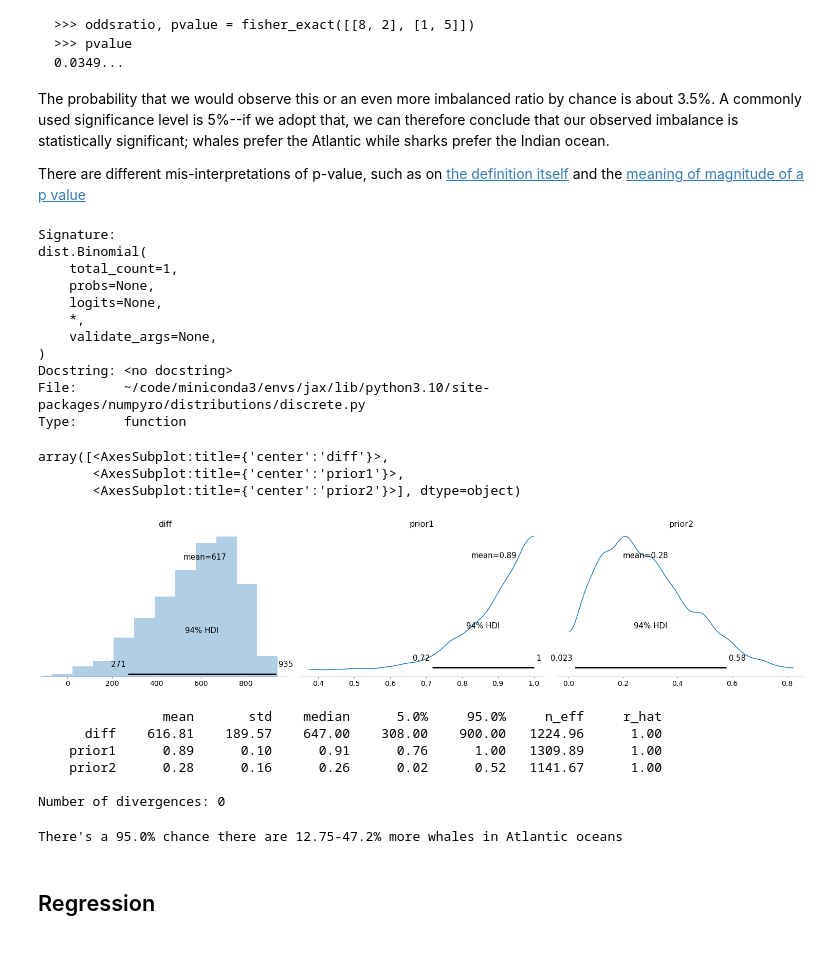
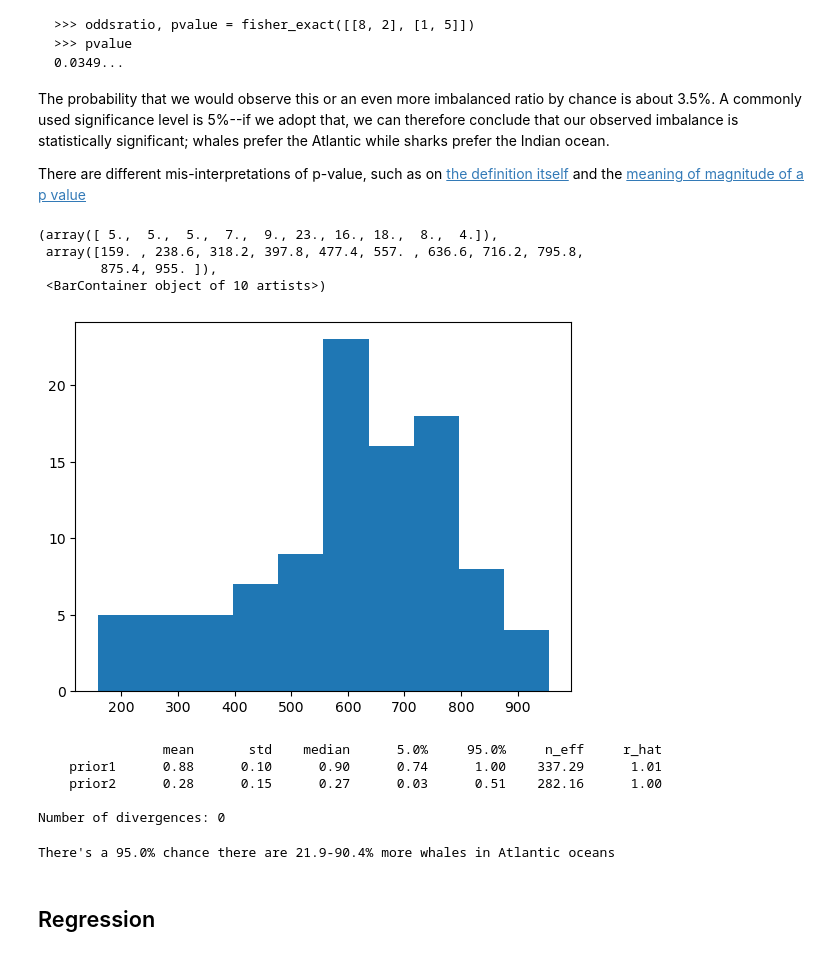
Before and after one commit to wckdouglas/personal_website, a Jupyter notebook: ipynb/numpyro.ipynb, the cells around one changed output. Cells and saved outputs as stored; diff of their text form; code cells hidden in the pictures.

```diff
--- a/ipynb/numpyro.ipynb
+++ b/ipynb/numpyro.ipynb
@@ -21,9 +21,11 @@ import matplotlib.pyplot as plt
 import numpy as np
 import numpyro
 import numpyro.distributions as dist
+from numpyro.infer import Predictive
 from jax import random
 from numpyro.diagnostics import hpdi
 from numpyro.infer import MCMC, NUTS
+numpyro.set_host_device_count(4)
 # %% [markdown]
 ## Hypothesis testing examples ##
 
@@ -53,20 +55,6 @@ the Indian ocean.
 
 
 There are different mis-interpretations of p-value, such as on [the definition itself](https://www.nature.com/articles/nmeth.4210.pdf) and the [meaning of magnitude of a p value](https://www.cell.com/action/showPdf?pii=S2405-4712%2819%2930071-7)
-# %%
-dist.Binomial?
-# %% [output]
-Signature:
-dist.Binomial(
-    total_count=1,
-    probs=None,
-    logits=None,
-    *,
-    validate_args=None,
-)
-Docstring: <no docstring>
-File:      ~/code/miniconda3/envs/jax/lib/python3.10/site-packages/numpyro/distributions/discrete.py
-Type:      function
 # %%
 def model(x1, x2, y1, y2, n_observed=1000):
     prior1 = numpyro.sample("prior1", dist.Beta(x1,x2))
@@ -79,41 +67,51 @@ whales_in_atlantic_ocean = 8
 sharks_in_atlantic_ocean = 1
 whales_in_indian_ocean = 2
 sharks_in_indian_ocean = 5
+n_observed = 1000
 nuts_kernel = NUTS(model)
-mcmc = MCMC(nuts_kernel, num_warmup=500, num_samples=100)
+mcmc = MCMC(nuts_kernel, num_warmup=500, num_samples=100, num_chains=4)
 rng_key = random.PRNGKey(0)
 mcmc.run(
     rng_key,
     x1=whales_in_atlantic_ocean,
     x2=sharks_in_atlantic_ocean,
     y1=whales_in_indian_ocean,
-    y2=sharks_in_indian_ocean
+    y2=sharks_in_indian_ocean,
+    n_observed=n_observed
 )
 # %%
-data = az.from_numpyro(mcmc)
-az.plot_posterior(data)
+preditive = Predictive(model, num_samples=100)
+pred = preditive(
+    rng_key,
+    x1=whales_in_atlantic_ocean,
+    x2=sharks_in_atlantic_ocean,
+    y1=whales_in_indian_ocean,
+    y2=sharks_in_indian_ocean,
+    n_observed=n_observed
+)
+diff = pred['diff']
+plt.hist(diff)
 # %% [output]
-array([<AxesSubplot:title={'center':'diff'}>,
-       <AxesSubplot:title={'center':'prior1'}>,
-       <AxesSubplot:title={'center':'prior2'}>], dtype=object)
+(array([ 5.,  5.,  5.,  7.,  9., 23., 16., 18.,  8.,  4.]),
+ array([159. , 238.6, 318.2, 397.8, 477.4, 557. , 636.6, 716.2, 795.8,
+        875.4, 955. ]),
+ <BarContainer object of 10 artists>)
-[figure, old version]
+[figure, new version]
 # %%
-mcmc.print_summary( exclude_deterministic=False)
+mcmc.print_summary()# exclude_deterministic=False)
 # %% [output]
                 mean       std    median      5.0%     95.0%     n_eff     r_hat
-      diff    616.81    189.57    647.00    308.00    900.00   1224.96      1.00
-    prior1      0.89      0.10      0.91      0.76      1.00   1309.89      1.00
-    prior2      0.28      0.16      0.26      0.02      0.52   1141.67      1.00
+    prior1      0.88      0.10      0.90      0.74      1.00    337.29      1.01
+    prior2      0.28      0.15      0.27      0.03      0.51    282.16      1.00
 
 Number of divergences: 0
 # %%
 interval = 0.95
-sampled_diff = mcmc.get_samples()['diff']
-lower_bound, upper_bound = hpdi(sampled_diff, prob=interval)
+lower_bound, upper_bound = hpdi(diff, prob=interval)
 print(f"There's a {interval*100}% chance there are"\
-      f" {100*lower_bound/len(sampled_diff)}-{100*upper_bound/len(sampled_diff)}% more whales in Atlantic oceans" )
+      f" {100*lower_bound/n_observed}-{100*upper_bound/n_observed}% more whales in Atlantic oceans" )
 # %% [output]
-There's a 95.0% chance there are 12.75-47.2% more whales in Atlantic oceans
+There's a 95.0% chance there are 21.9-90.4% more whales in Atlantic oceans
 # %% [markdown]
 ## Regression ##
 # %%
```
Also changed, not shown: parts of 4 cells of this notebook.
